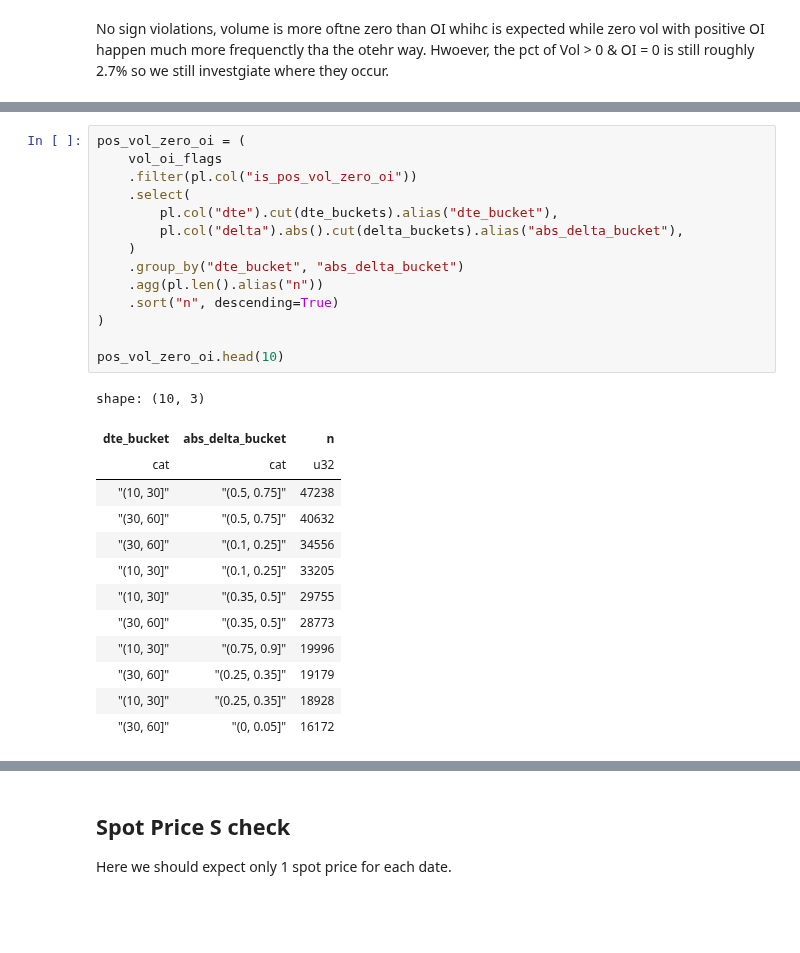
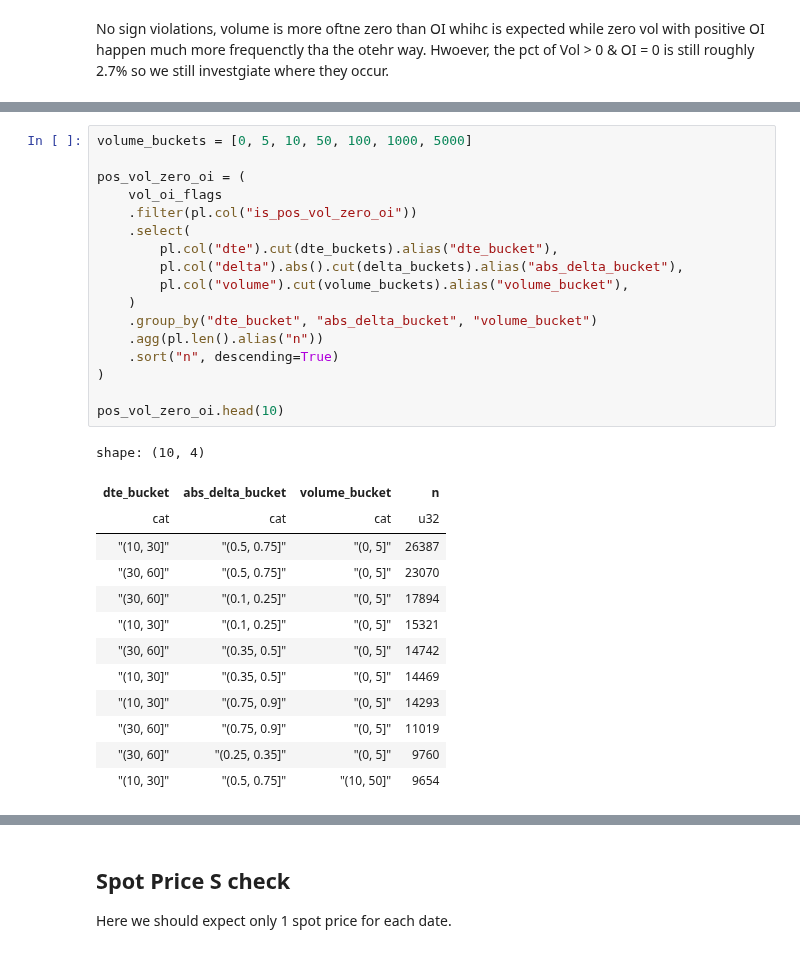
Before and after one commit to anthonymakarewicz/volatility-trading, a Jupyter notebook: notebooks/orats_spx_panel_eda_validation.ipynb, the cells around one changed output, grey strips where cells are left out. Drawn from its saved outputs; the diff is of its cells as text; blank space fills up the shorter version.

Commit message:
Added Open Interest & Volume sanity checks

```diff
--- a/notebooks/orats_spx_panel_eda_validation.ipynb
+++ b/notebooks/orats_spx_panel_eda_validation.ipynb
@@ -349,28 +364,31 @@ No sign violations, volume is more oftne zero than OI whihc is expected while ze
 # %%
+volume_buckets = [0, 5, 10, 50, 100, 1000, 5000]
+
 pos_vol_zero_oi = (
     vol_oi_flags
     .filter(pl.col("is_pos_vol_zero_oi"))
     .select(
         pl.col("dte").cut(dte_buckets).alias("dte_bucket"),
         pl.col("delta").abs().cut(delta_buckets).alias("abs_delta_bucket"),
+        pl.col("volume").cut(volume_buckets).alias("volume_bucket"),
     )
-    .group_by("dte_bucket", "abs_delta_bucket")
+    .group_by("dte_bucket", "abs_delta_bucket", "volume_bucket")
     .agg(pl.len().alias("n"))
     .sort("n", descending=True)
 )
 
 pos_vol_zero_oi.head(10)
 # %% [output]
-shape: (10, 3)
+shape: (10, 4)
-| dte_bucket | abs_delta_bucket | n |
-| cat | cat | u32 |
-| "(10, 30]" | "(0.5, 0.75]" | 47238 |
-| "(30, 60]" | "(0.5, 0.75]" | 40632 |
-| "(30, 60]" | "(0.1, 0.25]" | 34556 |
-| "(10, 30]" | "(0.1, 0.25]" | 33205 |
-| "(10, 30]" | "(0.35, 0.5]" | 29755 |
-| "(30, 60]" | "(0.35, 0.5]" | 28773 |
-| "(10, 30]" | "(0.75, 0.9]" | 19996 |
-| "(30, 60]" | "(0.25, 0.35]" | 19179 |
-| "(10, 30]" | "(0.25, 0.35]" | 18928 |
-| "(30, 60]" | "(0, 0.05]" | 16172 |
+| dte_bucket | abs_delta_bucket | volume_bucket | n |
+| cat | cat | cat | u32 |
+| "(10, 30]" | "(0.5, 0.75]" | "(0, 5]" | 26387 |
+| "(30, 60]" | "(0.5, 0.75]" | "(0, 5]" | 23070 |
+| "(30, 60]" | "(0.1, 0.25]" | "(0, 5]" | 17894 |
+| "(10, 30]" | "(0.1, 0.25]" | "(0, 5]" | 15321 |
+| "(30, 60]" | "(0.35, 0.5]" | "(0, 5]" | 14742 |
+| "(10, 30]" | "(0.35, 0.5]" | "(0, 5]" | 14469 |
+| "(10, 30]" | "(0.75, 0.9]" | "(0, 5]" | 14293 |
+| "(30, 60]" | "(0.75, 0.9]" | "(0, 5]" | 11019 |
+| "(30, 60]" | "(0.25, 0.35]" | "(0, 5]" | 9760 |
+| "(10, 30]" | "(0.5, 0.75]" | "(10, 50]" | 9654 |
```
Also changed, not shown: parts of 5 cells of this notebook.
